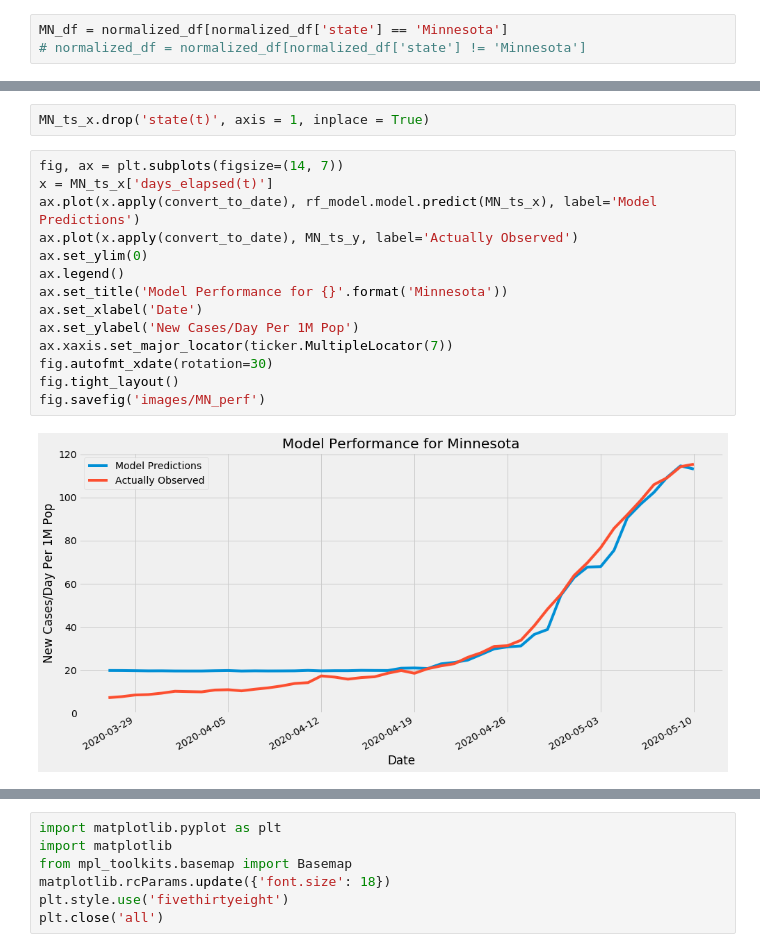
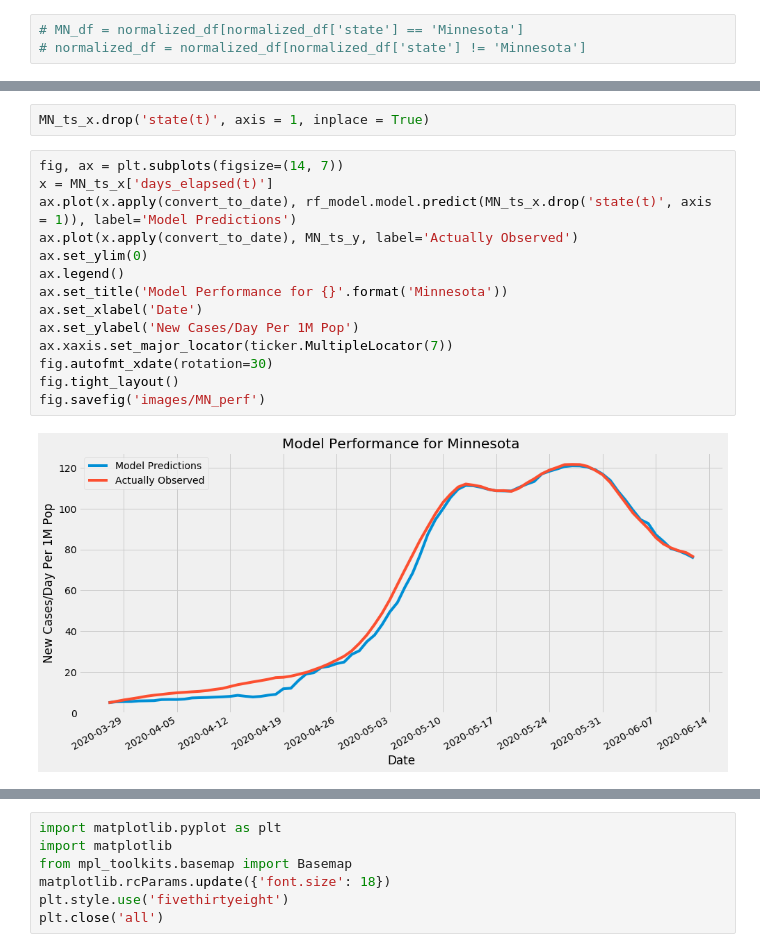
Before and after one commit to Jbudnick/Covid-19-Forecasting, a Jupyter notebook: notebooks/EDA_State_Comparison.ipynb, the cells around one changed output, grey strips where cells are left out. Cells and saved outputs as stored; diff of their text form.

Commit message:
Forecasting model fixed. Predictions are strange. Need to revisit normalizing the x axis of the model and try again

```diff
--- a/notebooks/EDA_State_Comparison.ipynb
+++ b/notebooks/EDA_State_Comparison.ipynb
@@ -171,3 +196,3 @@ rmse: 6.351880535269192
 # %%
-MN_df = normalized_df[normalized_df['state'] == 'Minnesota']
+# MN_df = normalized_df[normalized_df['state'] == 'Minnesota']
 # normalized_df = normalized_df[normalized_df['state'] != 'Minnesota']
@@ -206,19 +229,19 @@ MN_ts_x.drop('state(t)', axis = 1, inplace = True)
 # %%
 fig, ax = plt.subplots(figsize=(14, 7))
 x = MN_ts_x['days_elapsed(t)']
-ax.plot(x.apply(convert_to_date), rf_model.model.predict(MN_ts_x), label='Model Predictions')
+ax.plot(x.apply(convert_to_date), rf_model.model.predict(MN_ts_x.drop('state(t)', axis = 1)), label='Model Predictions')
 ax.plot(x.apply(convert_to_date), MN_ts_y, label='Actually Observed')
 ax.set_ylim(0)
 ax.legend()
 ax.set_title('Model Performance for {}'.format('Minnesota'))
 ax.set_xlabel('Date')
 ax.set_ylabel('New Cases/Day Per 1M Pop')
 ax.xaxis.set_major_locator(ticker.MultipleLocator(7))
 fig.autofmt_xdate(rotation=30)
 fig.tight_layout()
 fig.savefig('images/MN_perf')
 # %% [output]
-[figure, old version]
+[figure, new version]
 # %%
 high_pred = generate_prediction_df(max_SD, MN_ts_x, MN_ts_y, predictions=21, rf = rf_model)
 fig, ax = plt.subplots(figsize=(14, 7))
```
Also changed, not shown: parts of 22 cells of this notebook, 5 other files.
